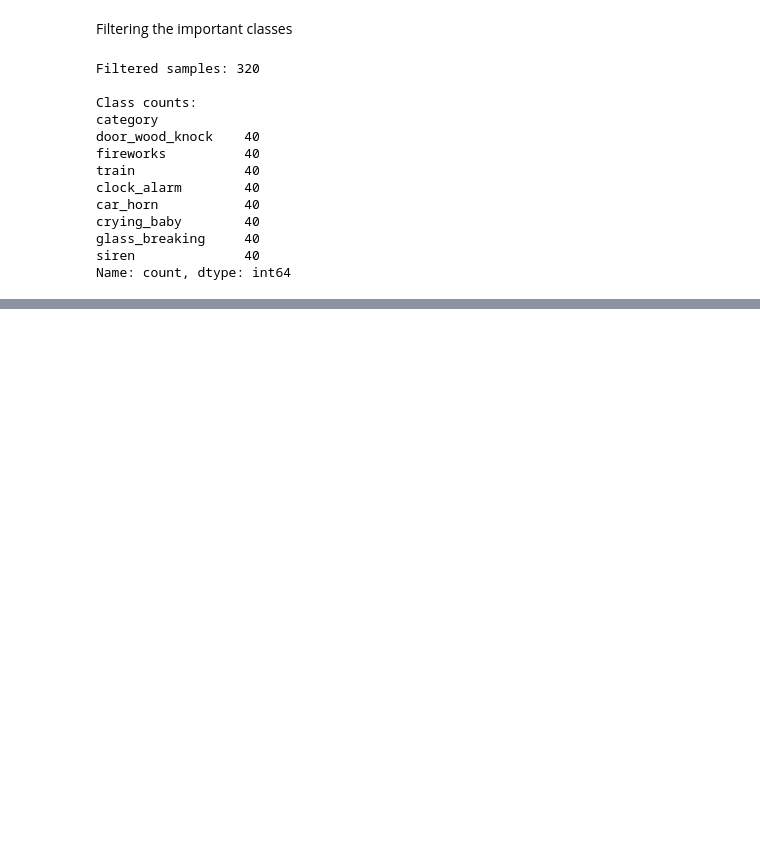
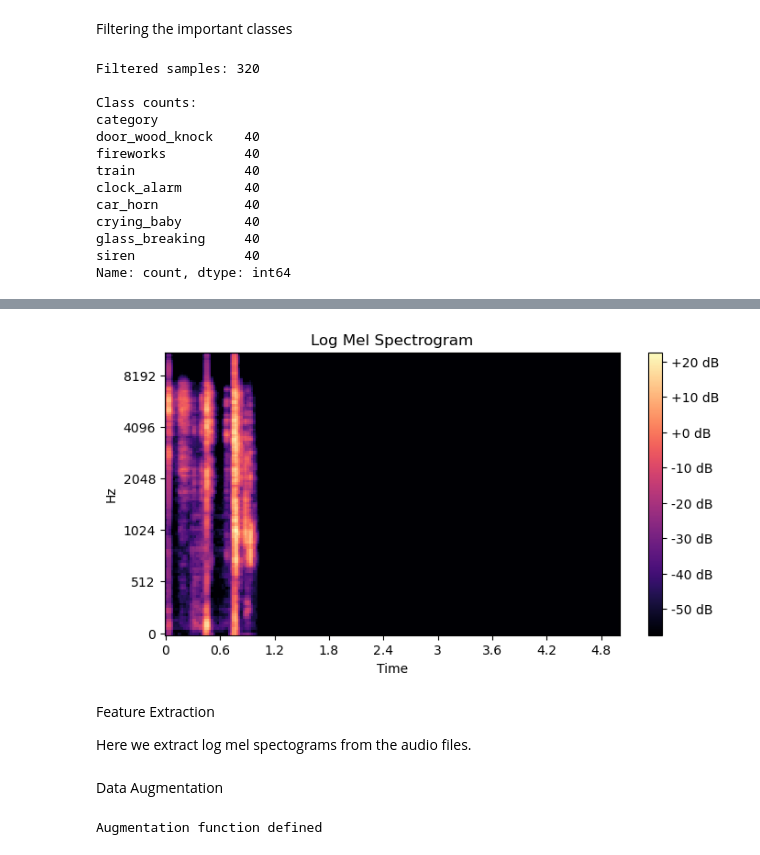
Before and after one commit to aaronnnngurung/Sound-Classification-, a Jupyter notebook: ml/ml-R.ipynb, the cells around one changed output, grey strips where cells are left out. Drawn from its saved outputs; the diff is of its cells as text; code cells hidden in the pictures; blank space fills up the shorter version.

```diff
--- a/ml/ml-R.ipynb
+++ b/ml/ml-R.ipynb
@@ -118,0 +144,16 @@ Name: count, dtype: int64
+# %%
+# Generating Log Mel Spectrogram
+mel_spec = librosa.feature.melspectrogram(y=audio, sr=sr)
+log_mel_spec = librosa.power_to_db(mel_spec)
+
+plt.figure(figsize=(8,4))
+librosa.display.specshow(log_mel_spec, sr=sr, x_axis='time', y_axis='mel')
+plt.colorbar(format='%+2.0f dB')
+plt.title("Log Mel Spectrogram")
+plt.show()
+# %% [output]
+[figure, added]
+# %% [markdown]
+Feature Extraction
+
+Here we extract log mel spectograms from the audio files.
@@ -118,0 +191,58 @@ Name: count, dtype: int64
+# %% [markdown]
+Data Augmentation
+# %%
+import numpy as np
+
+def augment_audio(file_path, sr=22050, duration=5, n_mels=128):
+  try:
+    audio, sr = librosa.load(file_path, sr=sr, duration=duration)
+
+    # Fixing the length of the audio
+    max_length = sr * duration
+    if len(audio) < max_length:
+            audio = np.pad(audio, (0, max_length - len(audio)),mode='constant')
+    else:
+        audio = audio[:max_length]
+
+    #Randomly choose one augmentation
+    choice = np.random.choice(['time_stretch', 'pitch_shift', 'add_noise'])
+
+    if choice == 'time_stretch':
+            rate = np.random.uniform(0.85, 1.15)  # speed up by 85 percent or slow down slightly by 115 percent
+            stretched_audio = librosa.effects.time_stretch(audio, rate=rate)
+
+          # Refixing the length because time stretching changes the duration
+            if len(stretched_audio) < max_length:
+                    audio = np.pad(stretched_audio, (0, max_length - len(stretched_audio)),mode='constant')
+            else:
+                    audio = stretched_audio[:max_length]
+
+    elif choice == 'pitch_shift':
+        steps = np.random.uniform(-2, 2)  # shift pitch up or down by up to 2 semitones
+        audio = librosa.effects.pitch_shift(audio, sr=sr, n_steps=steps)
+
+    elif choice == 'add_noise':
+        noise_level = np.random.uniform(0.001, 0.015)
+        noise = np.random.randn(len(audio)) * noise_level
+        audio = audio + noise
+
+# Extract log mel spectrogram from augmented audio
+    mel_spec = librosa.feature.melspectrogram(y=audio, sr=sr, n_mels=n_mels)
+    log_mel_spec = librosa.power_to_db(mel_spec,ref=np.max)
+
+    # Fix time dimension to match the original samples(x) which has 216 time steps
+    target_time_dimension = 216
+    if log_mel_spec.shape[1] < target_time_dimension:
+        log_mel_spec = np.pad(log_mel_spec, ((0,0), (0, target_time_dimension - log_mel_spec.shape[1])),mode='constant')
+    else:
+        log_mel_spec = log_mel_spec[:, :target_time_dimension]
+
+    return log_mel_spec[..., np.newaxis]
+
+  except Exception as e:
+    print(f"Error extracting features for {file_path}: {e}")
+    return None
+
+print("Augmentation function defined ")
+# %% [output]
+Augmentation function defined
```
Also changed, not shown: parts of 7 cells of this notebook.
